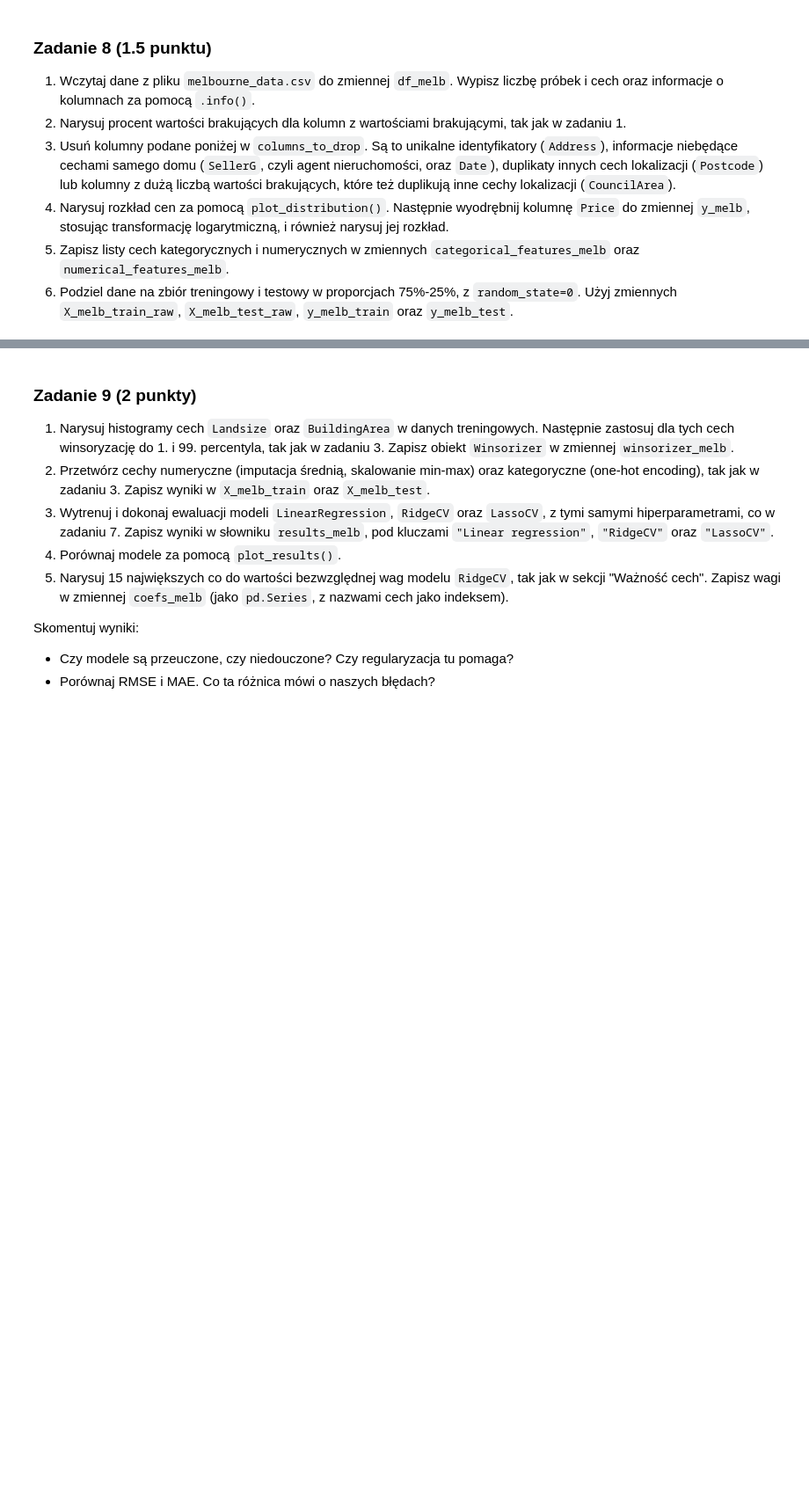
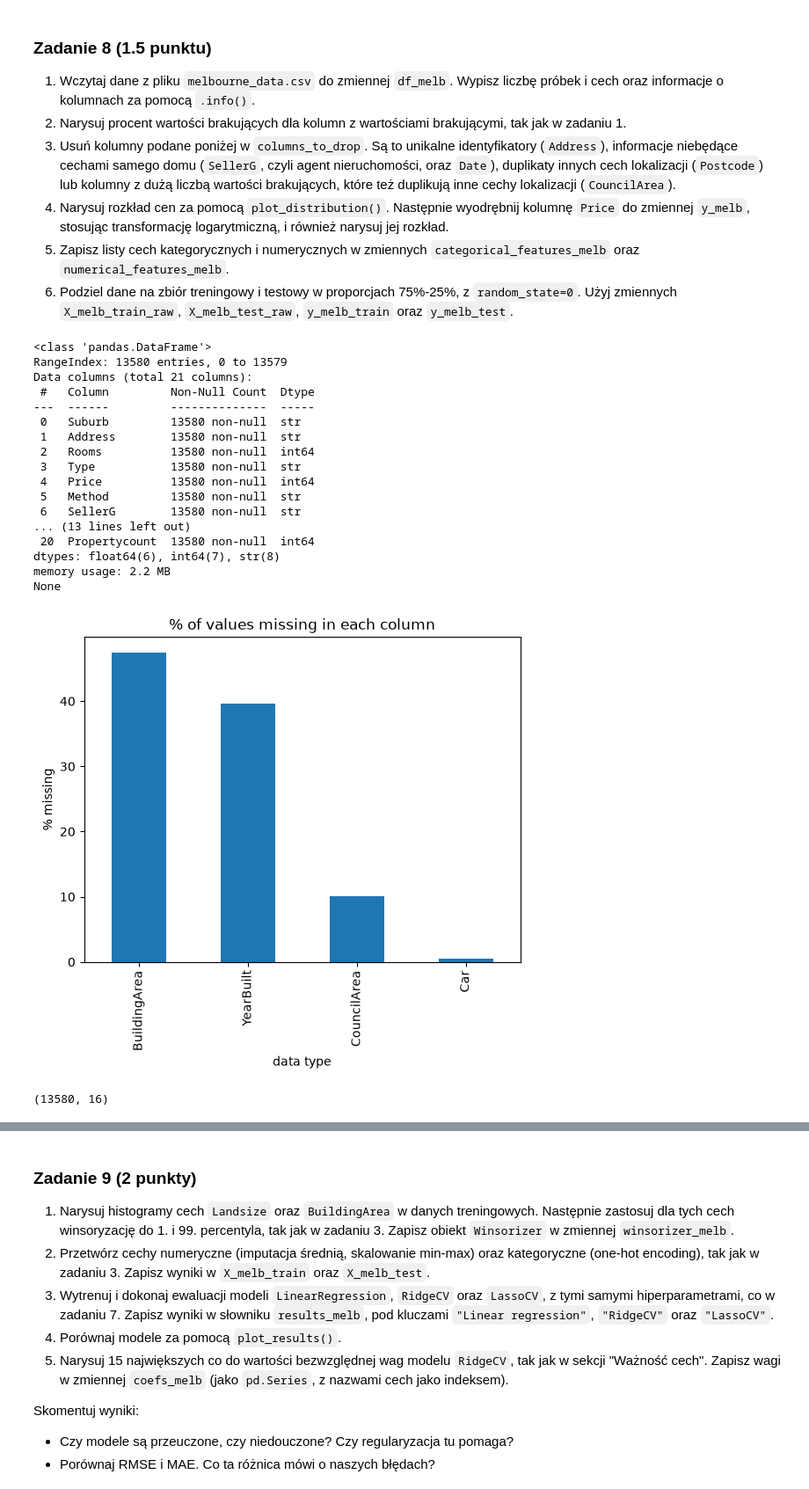
Before and after one commit to tosu-doku/podstawy-sztucznej-inteligencji, a Jupyter notebook: lab1/lab_1.ipynb, the cells around one changed output, grey strips where cells are left out. Shown at 88% size. Cells and saved outputs as stored; diff of their text form; code cells hidden in the pictures; blank space fills up the shorter version.

```diff
--- a/lab1/lab_1.ipynb
+++ b/lab1/lab_1.ipynb
@@ -1301,0 +1367,58 @@ columns_to_drop = ["Address", "SellerG", "Date", "Postcode", "CouncilArea"]
+# %%
+columns_to_drop = ["Address", "SellerG", "Date", "Postcode", "CouncilArea"]
+
+# 1
+df_melb = pd.read_csv("melbourne_data.csv")
+print(df_melb.info())
+
+# 2
+missing_pct = df_melb.isna().sum() * 100 / df_melb.shape[0]
+missing_pct = missing_pct[missing_pct != 0].sort_values(ascending=False)
+# print(missing_pct)
+
+# bar plot
+ax_melb = missing_pct.plot.bar()
+ax_melb.set_title("% of values missing in each column")
+ax_melb.set_xlabel('data type')
+ax_melb.set_ylabel('% missing')
+plt.show()
+
+# 3
+# print(df_melb.shape)
+df_melb = df_melb.drop(columns=columns_to_drop,axis="columns")
+print(df_melb.shape)
+
+# 4
+plot_distribution(df_melb["Price"], title="Prices of homes in Melbourne")
+y_melb = np.log1p(df_melb.pop("Price"))
+plot_distribution(y_melb, title="Logarithm of prices of homes in Melbourne")
+
+
+# 5
+categorical_features_melb = df_melb.select_dtypes(exclude="number").columns
+numerical_features_melb = df_melb.select_dtypes(include="number").columns
+
+# 6
+X_melb_train_raw, X_melb_test_raw, y_melb_train, y_melb_test = train_test_split(
+    df_melb, y_melb, test_size=0.25, random_state=0
+)
+# %% [output]
+<class 'pandas.DataFrame'>
+RangeIndex: 13580 entries, 0 to 13579
+Data columns (total 21 columns):
+ #   Column         Non-Null Count  Dtype
+---  ------         --------------  -----
+ 0   Suburb         13580 non-null  str
+ 1   Address        13580 non-null  str
+ 2   Rooms          13580 non-null  int64
+ 3   Type           13580 non-null  str
+ 4   Price          13580 non-null  int64
+ 5   Method         13580 non-null  str
+ 6   SellerG        13580 non-null  str
+... (13 lines left out)
+ 20  Propertycount  13580 non-null  int64
+dtypes: float64(6), int64(7), str(8)
+memory usage: 2.2 MB
+None
+[figure, added]
+(13580, 16)
```
Also changed, not shown: parts of 17 cells of this notebook.
